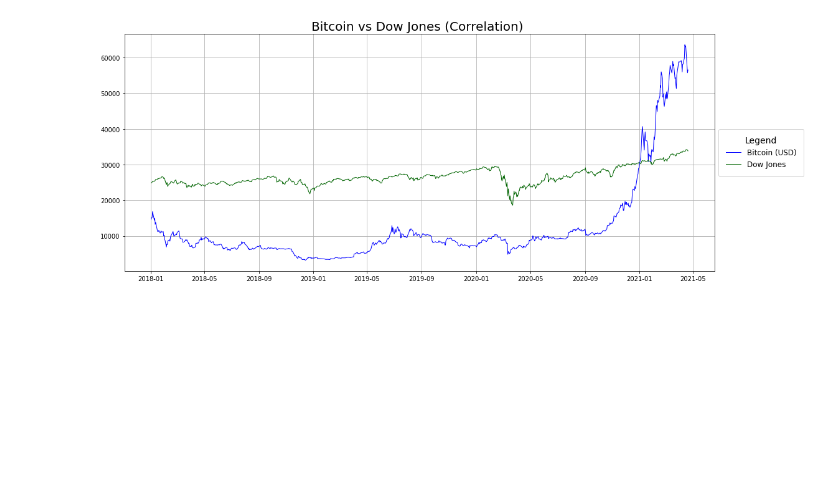
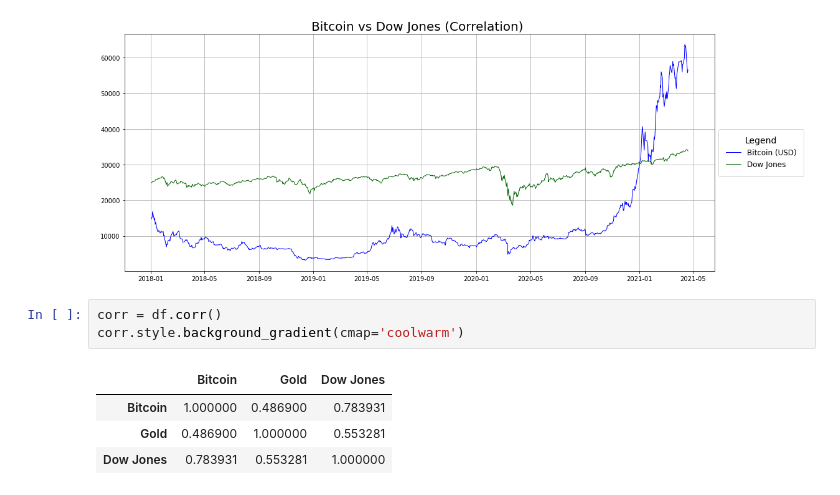
Before and after one commit to tradingeconomics/notebooks, a Jupyter notebook: Currencies/TE_CryptoCorrelation.ipynb, the cells around one changed output. Drawn from its saved outputs; the diff is of its cells as text; blank space fills up the shorter version.

```diff
--- a/Currencies/TE_CryptoCorrelation.ipynb
+++ b/Currencies/TE_CryptoCorrelation.ipynb
@@ -53,3 +51,11 @@ plt.title("Bitcoin vs Dow Jones (Correlation) ", size=20)
 plt.show()
 # %% [output]
 [figure]
+# %%
+corr = df.corr()
+corr.style.background_gradient(cmap='coolwarm')
+# %% [output]
+|  | Bitcoin | Gold | Dow Jones |
+| Bitcoin | 1.000000 | 0.486900 | 0.783931 |
+| Gold | 0.486900 | 1.000000 | 0.553281 |
+| Dow Jones | 0.783931 | 0.553281 | 1.000000 |
```
Also changed, not shown: parts of 1 cell of this notebook, 37 other files.
